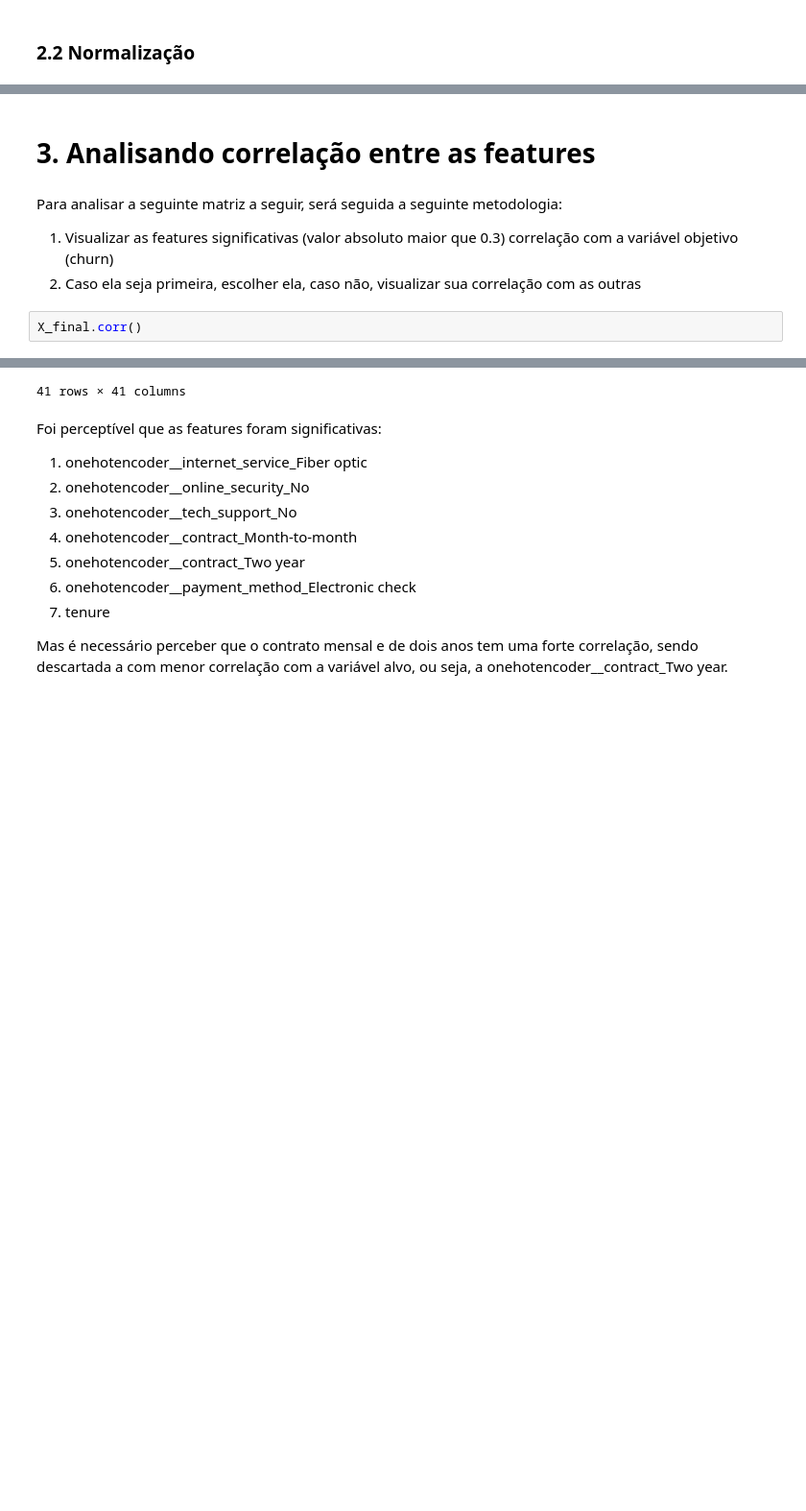
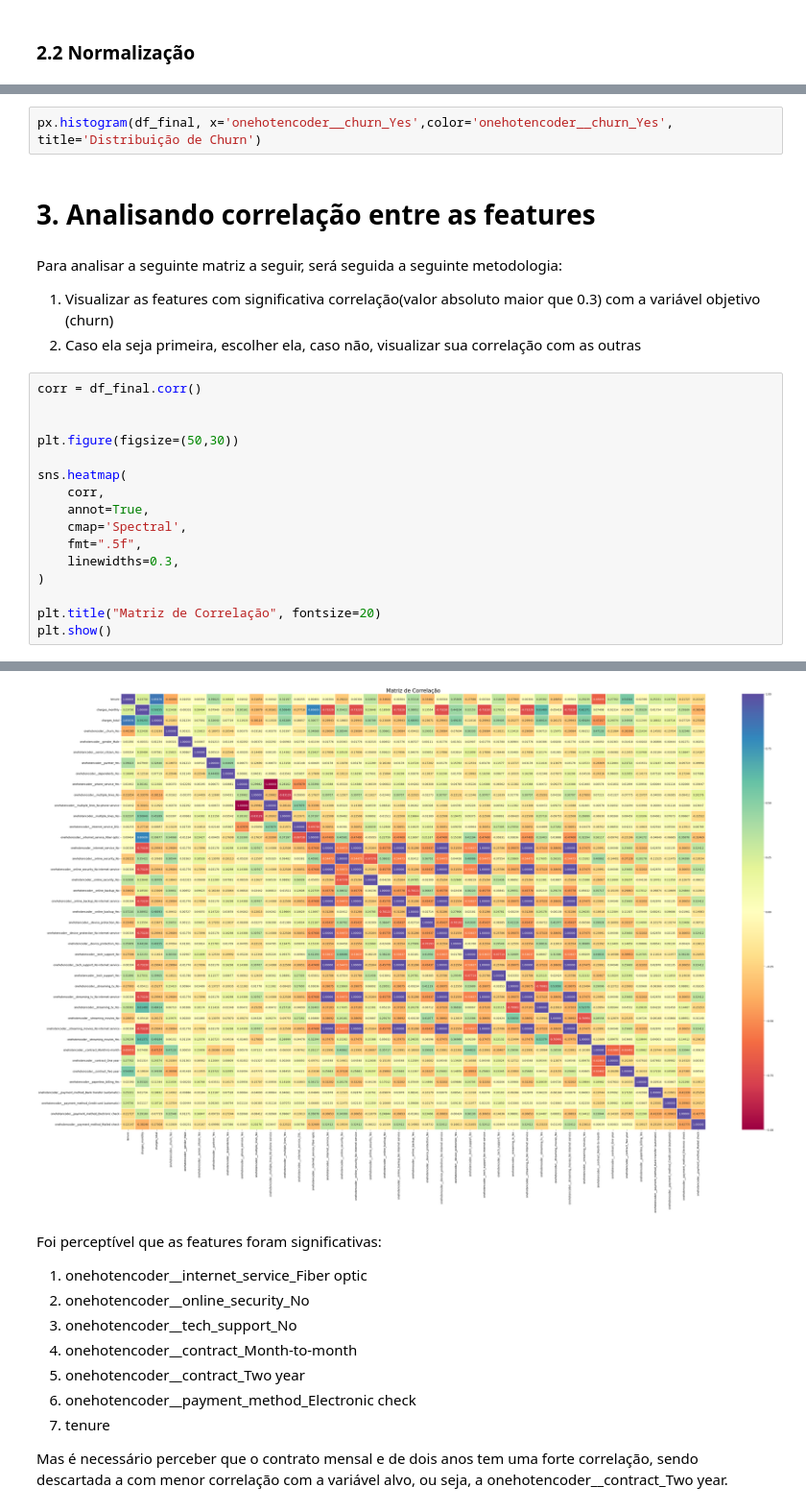
Before and after one commit to AntonioNazar/Oracle_Desafio_3, a Jupyter notebook: churn_cliente_modelos.ipynb, the cells around one changed output, grey strips where cells are left out. Shown at 96% size. Saved outputs shown, nothing was run; the diff lists cells and outputs as text; blank space fills up the shorter version.

Commit message:
ADD+REFACTOR: Recriação de gráficos utilizando seaborn, refatoração de funções de visualização das métricas, adição de balanceamento de dados

```diff
--- a/churn_cliente_modelos.ipynb
+++ b/churn_cliente_modelos.ipynb
@@ -124,9 +163,25 @@ memory usage: 2.2 MB
+# %%
+px.histogram(df_final, x='onehotencoder__churn_Yes',color='onehotencoder__churn_Yes', title='Distribuição de Churn')
 # %% [markdown]
 # 3. Analisando correlação entre as features
 # %% [markdown]
 Para analisar a seguinte matriz a seguir, será seguida a seguinte metodologia:
-1. Visualizar as features significativas (valor absoluto maior que 0.3) correlação com a variável objetivo (churn)
+1. Visualizar as features com significativa correlação(valor absoluto maior que 0.3) com a variável objetivo (churn)
 2. Caso ela seja primeira, escolher ela, caso não, visualizar sua correlação com as outras
 # %%
-X_final.corr()
+corr = df_final.corr()
+
+
+plt.figure(figsize=(50,30))
+
+sns.heatmap(
+    corr,
+    annot=True,
+    cmap='Spectral',
+    fmt=".5f",
+    linewidths=0.3,
+)
+
+plt.title("Matriz de Correlação", fontsize=20)
+plt.show()
 # %% [output]
@@ -150,4 +188,4 @@ X_final.corr()
-41 rows × 41 columns
+[figure, added]
 # %% [markdown]
 Foi perceptível que as features foram significativas:
 1. onehotencoder__internet_service_Fiber optic
```
Also changed, not shown: parts of 33 cells of this notebook, 3 other files.
